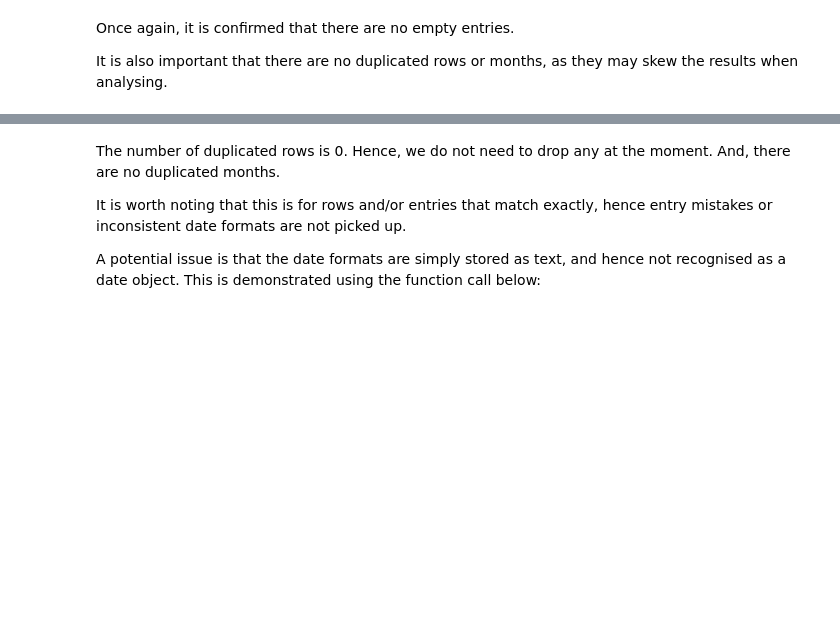
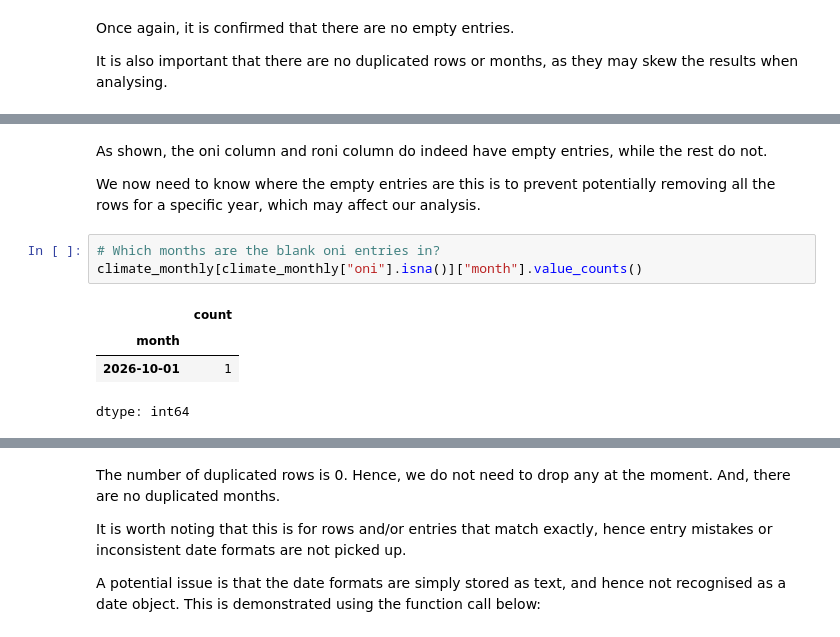
Before and after one commit to xiendou/team24_project_lab, a Jupyter notebook: cleaning.ipynb, the cells around one changed output, grey strips where cells are left out. Drawn from its saved outputs; the diff is of its cells as text; blank space fills up the shorter version.

```diff
--- a/cleaning.ipynb
+++ b/cleaning.ipynb
@@ -301,0 +406,12 @@ False
+# %% [markdown]
+As shown, the oni column and roni column do indeed have empty entries, while the rest do not.
+
+We now need to know where the empty entries are this is to prevent potentially removing all the rows for a specific year, which may affect our analysis.
+# %%
+# Which months are the blank oni entries in?
+climate_monthly[climate_monthly["oni"].isna()]["month"].value_counts()
+# %% [output]
+|  | count |
+| month |  |
+| 2026-10-01 | 1 |
+dtype: int64
```
Also changed, not shown: parts of 26 cells of this notebook.
